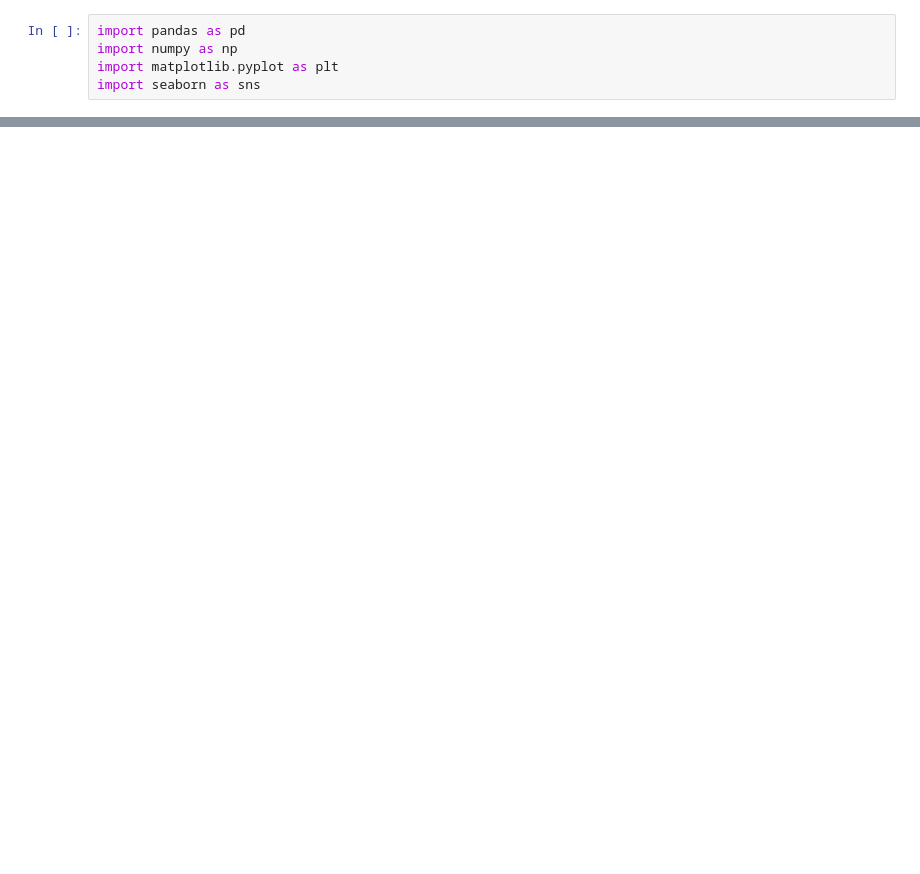
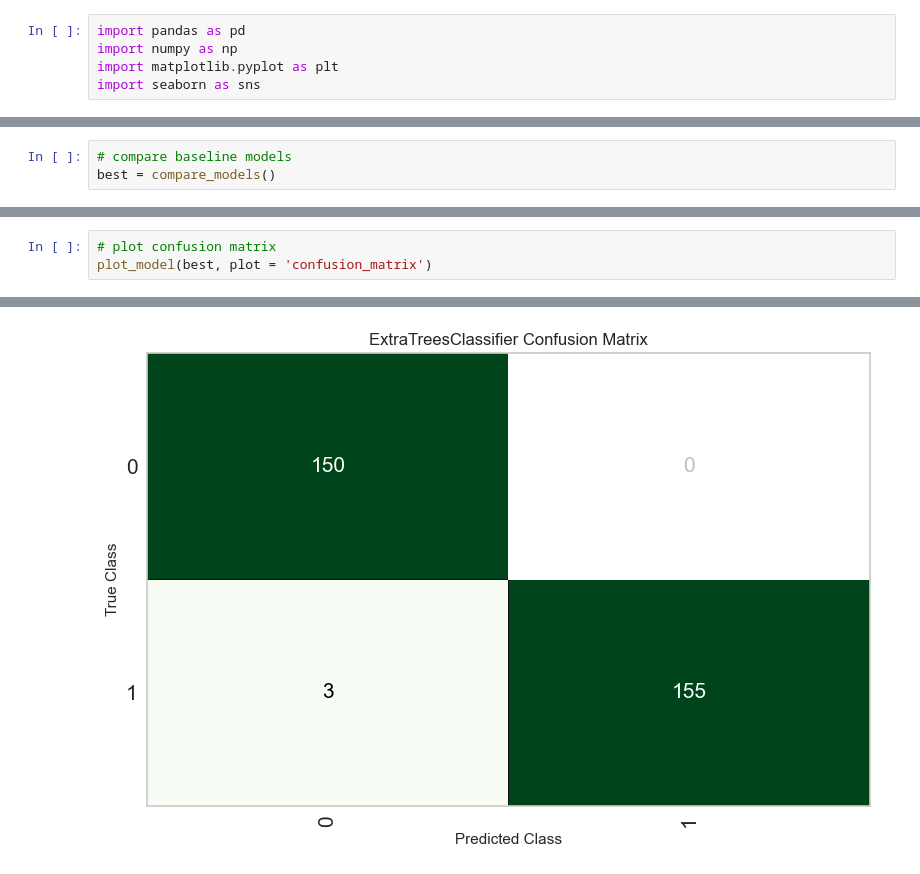
Before and after one commit to gustianmajs/Repo-Assignment-SC5DS-H06, a Jupyter notebook: Playgrond/PyCaret01.ipynb, the cells around one changed output, grey strips where cells are left out. Saved outputs shown, nothing was run; the diff lists cells and outputs as text; blank space fills up the shorter version.

```diff
--- a/Playgrond/PyCaret01.ipynb
+++ b/Playgrond/PyCaret01.ipynb
@@ -15,0 +66,3 @@ FileNotFoundError: [Errno 2] No such file or directory: 'dataset/test_HA.csv'
+# %%
+# compare baseline models
+best = compare_models()
@@ -15,0 +87,4 @@ FileNotFoundError: [Errno 2] No such file or directory: 'dataset/test_HA.csv'
+# %%
+# plot confusion matrix
+plot_model(best, plot = 'confusion_matrix')
+# %% [output]
@@ -15,0 +92 @@ FileNotFoundError: [Errno 2] No such file or directory: 'dataset/test_HA.csv'
+[figure, added]
```
Also changed, not shown: parts of 13 cells of this notebook, 6 other files.
